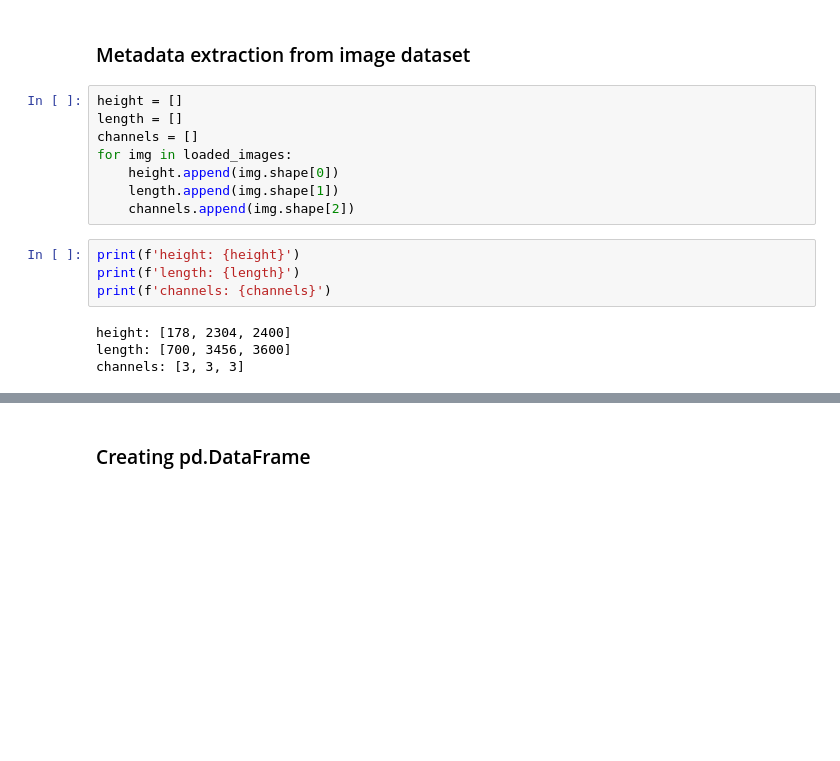
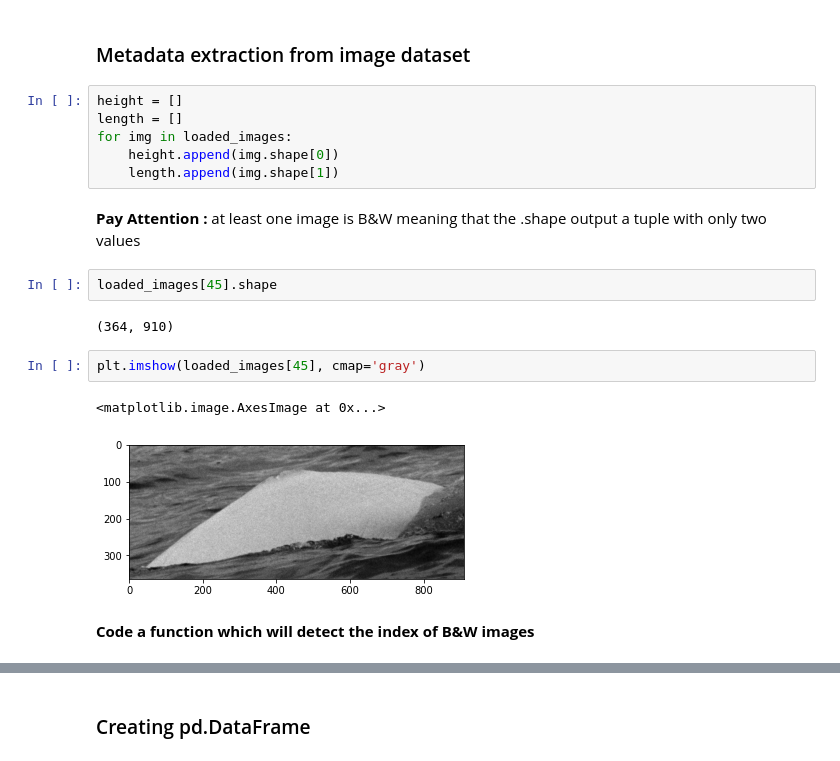
Before and after one commit to asoggia/tails-and-whales, a Jupyter notebook: notebooks/andrea_load_pictures.ipynb, the cells around one changed output, grey strips where cells are left out. Saved outputs shown, nothing was run; the diff lists cells and outputs as text; blank space fills up the shorter version.

```diff
--- a/notebooks/andrea_load_pictures.ipynb
+++ b/notebooks/andrea_load_pictures.ipynb
@@ -82,16 +96,19 @@ X[2].shape
 # %%
 height = []
 length = []
-channels = []
 for img in loaded_images:
     height.append(img.shape[0])
     length.append(img.shape[1])
-    channels.append(img.shape[2])
-# %%
-print(f'height: {height}')
-print(f'length: {length}')
-print(f'channels: {channels}')
-# %% [output]
-height: [178, 2304, 2400]
-length: [700, 3456, 3600]
-channels: [3, 3, 3]
+# %% [markdown]
+**Pay Attention :** at least one image is B&W meaning that the .shape output a tuple with only two values
+# %%
+loaded_images[45].shape
+# %% [output]
+(364, 910)
+# %%
+plt.imshow(loaded_images[45], cmap='gray')
+# %% [output]
+<matplotlib.image.AxesImage at 0x...>
+[figure, added]
+# %% [markdown]
+**Code a function which will detect the index of B&W images**
```
Also changed, not shown: parts of 29 cells of this notebook, 1 other file.
